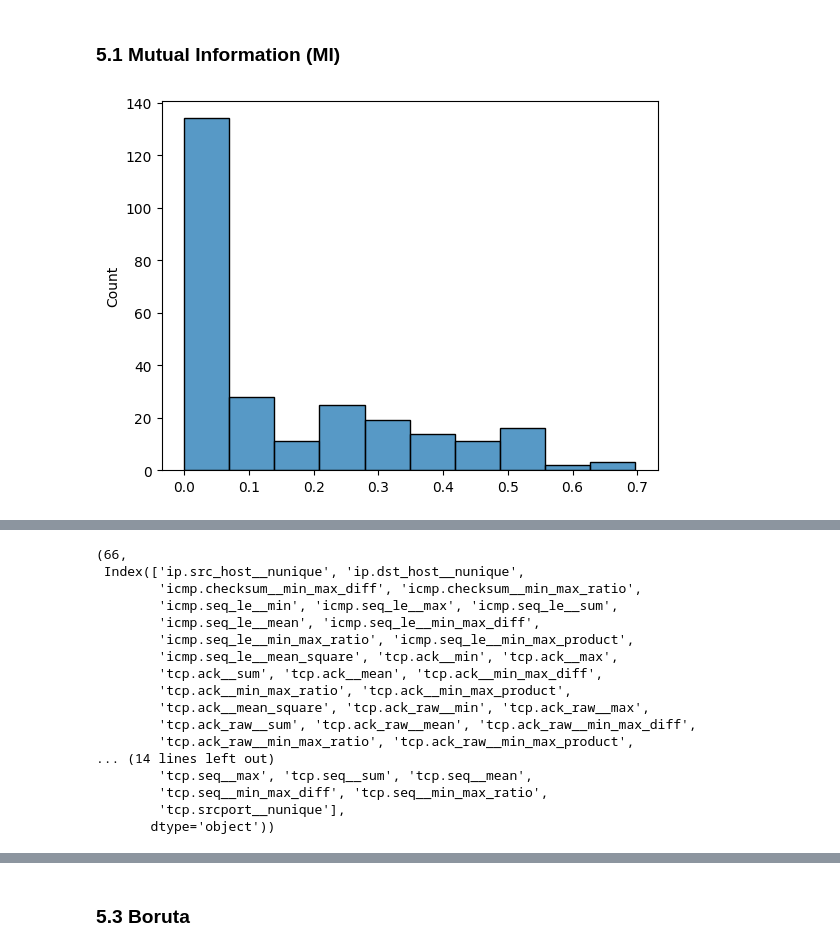
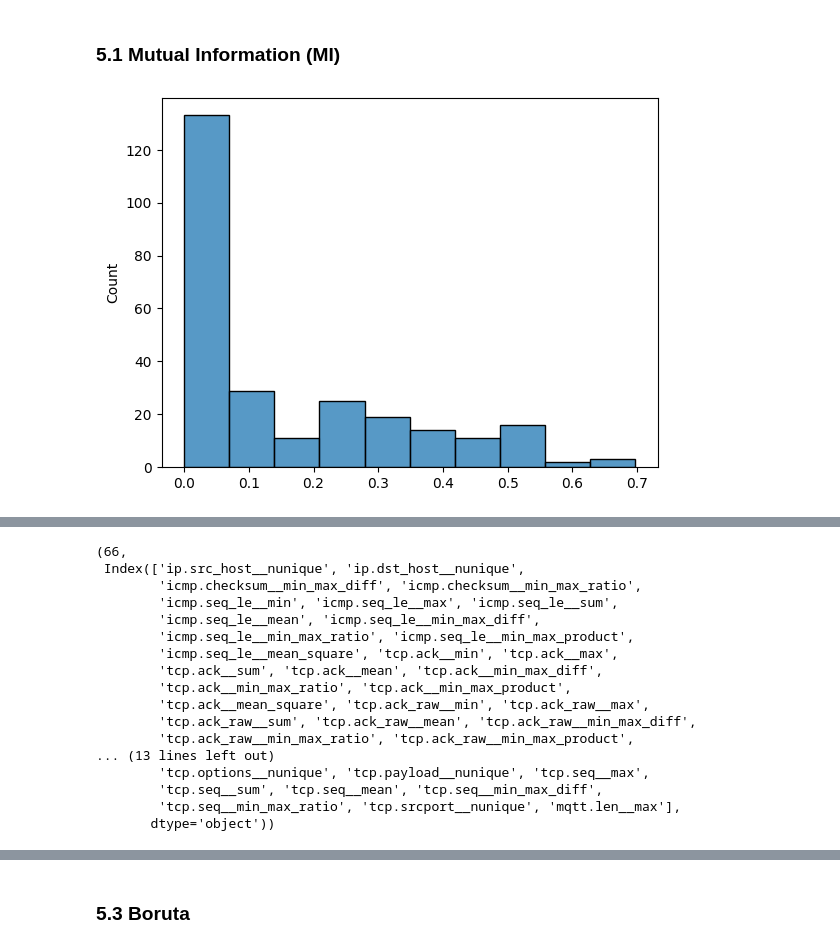
Before and after one commit to vichShir/efficient-multistage-pipeline-iiot, a Jupyter notebook: main.ipynb, the cells around one changed output, grey strips where cells are left out. Saved outputs shown, nothing was run; the diff lists cells and outputs as text; code cells hidden in the pictures.

```diff
--- a/main.ipynb
+++ b/main.ipynb
@@ -289,7 +395,13 @@ Columns length: 2, columns: ['ip.src_host__nunique', 'ip.dst_host__nunique']
 ### 5.1 Mutual Information (MI)
 # %%
 %%time
+start_time = time.perf_counter()
+
 mi_features = fs_mutual_information(X_fs, y_fs, seed=SEED)
+
+end_time = time.perf_counter()
+mi_decision_time = end_time - start_time
+
 len(mi_features), mi_features
 # %% [output]
-[figure, old version]
+[figure, new version]
@@ -307,9 +419,9 @@ Wall time: 24.4 s
         'tcp.ack__mean_square', 'tcp.ack_raw__min', 'tcp.ack_raw__max',
         'tcp.ack_raw__sum', 'tcp.ack_raw__mean', 'tcp.ack_raw__min_max_diff',
         'tcp.ack_raw__min_max_ratio', 'tcp.ack_raw__min_max_product',
-... (14 lines left out)
-        'tcp.seq__max', 'tcp.seq__sum', 'tcp.seq__mean',
-        'tcp.seq__min_max_diff', 'tcp.seq__min_max_ratio',
-        'tcp.srcport__nunique'],
+... (13 lines left out)
+        'tcp.options__nunique', 'tcp.payload__nunique', 'tcp.seq__max',
+        'tcp.seq__sum', 'tcp.seq__mean', 'tcp.seq__min_max_diff',
+        'tcp.seq__min_max_ratio', 'tcp.srcport__nunique', 'mqtt.len__max'],
        dtype='object'))
 # %%
```
Also changed, not shown: parts of 37 cells of this notebook, 6 other files.
